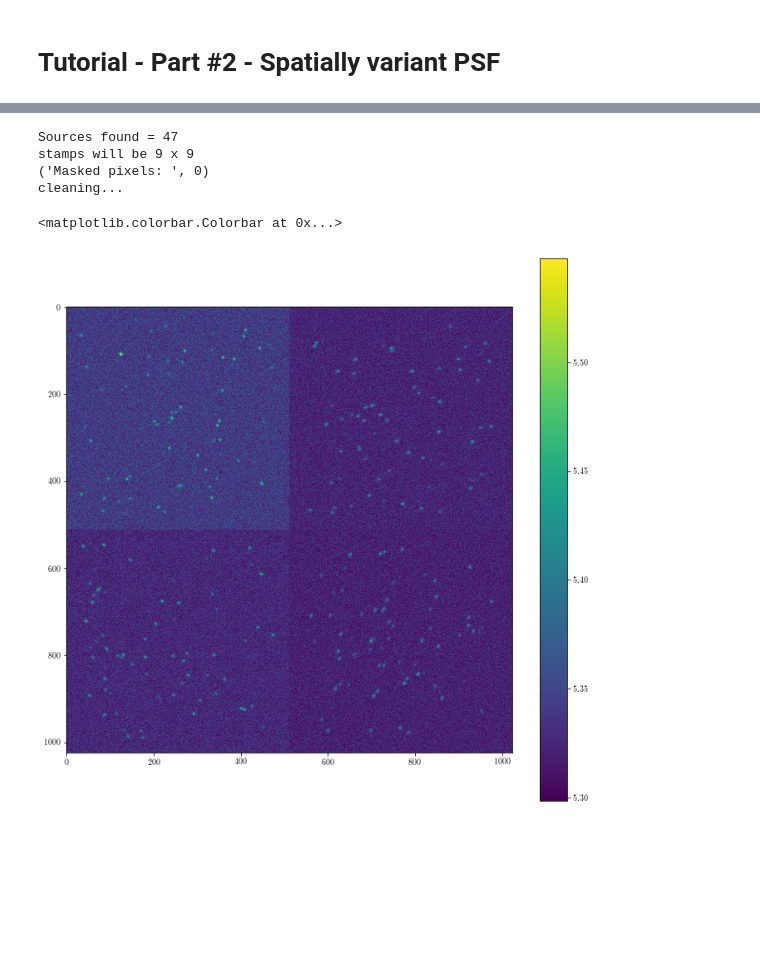
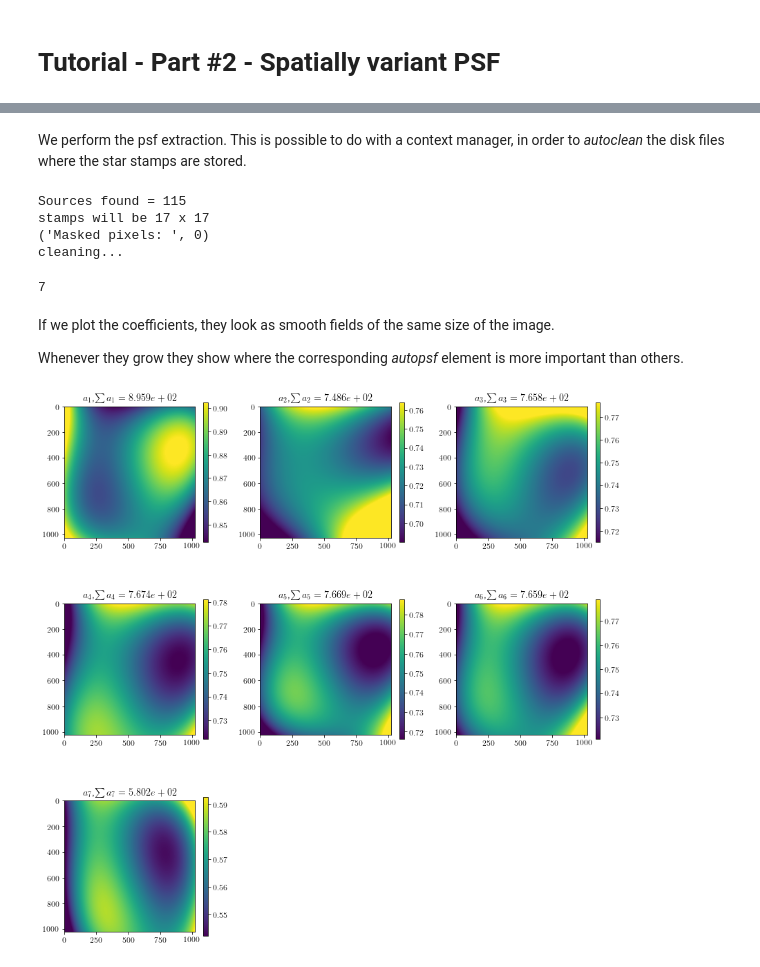
Before and after one commit to quatrope/ProperImage, a Jupyter notebook: docs/source/tutorial/Tutorial02.ipynb, the cells around one changed output, grey strips where cells are left out. Drawn from its saved outputs; the diff is of its cells as text; code cells hidden in the pictures; blank space fills up the shorter version.

```diff
--- a/docs/source/tutorial/Tutorial02.ipynb
+++ b/docs/source/tutorial/Tutorial02.ipynb
@@ -60,21 +75,23 @@ for j in range(2):
+# %% [markdown]
+We perform the psf extraction. This is possible to do with a context manager, in order to *autoclean* the disk files where the star stamps are stored.
 # %%
 with si.SingleImage(frame) as sim:
-    a_fields, psf_basis = sim.get_variable_psf(inf_loss=0.025)
+    a_fields, psf_basis = sim.get_variable_psf(inf_loss=0.075)
     x, y = sim.get_afield_domain()
 # %% [output]
-Sources found = 47
-stamps will be 9 x 9
+Sources found = 115
+stamps will be 17 x 17
 ('Masked pixels: ', 0)
 cleaning...
-# %%
-plt.figure(figsize=(12, 12))
-plt.imshow(np.log(frame), interpolation='none')
-plt.colorbar()
-#plt.savefig(os.path.join(test_dir, 'test_frame.png'))
-#plt.close()
-
-#plot.plot_psfbasis(psf_basis, path=os.path.join(test_dir, 'psf_basis.png'))
-#plot.plot_afields(a_fields, x, y, path=os.path.join(test_dir, 'a_fields.png'))
-# %% [output]
-<matplotlib.colorbar.Colorbar at 0x...>
-[figure, removed]
+# %%
+print(len(psf_basis))
+# %% [output]
+7
+# %% [markdown]
+If we plot the coefficients, they look as smooth fields of the same size of the image.
+
+Whenever they grow they show where the corresponding *autopsf* element is more important than others.
+# %%
+plot.plot_afields(a_fields=a_fields, x=x, y=y, nbook=True)
+# %% [output]
+[figure, added]
```
Also changed, not shown: parts of 6 cells of this notebook, 1 other file.
